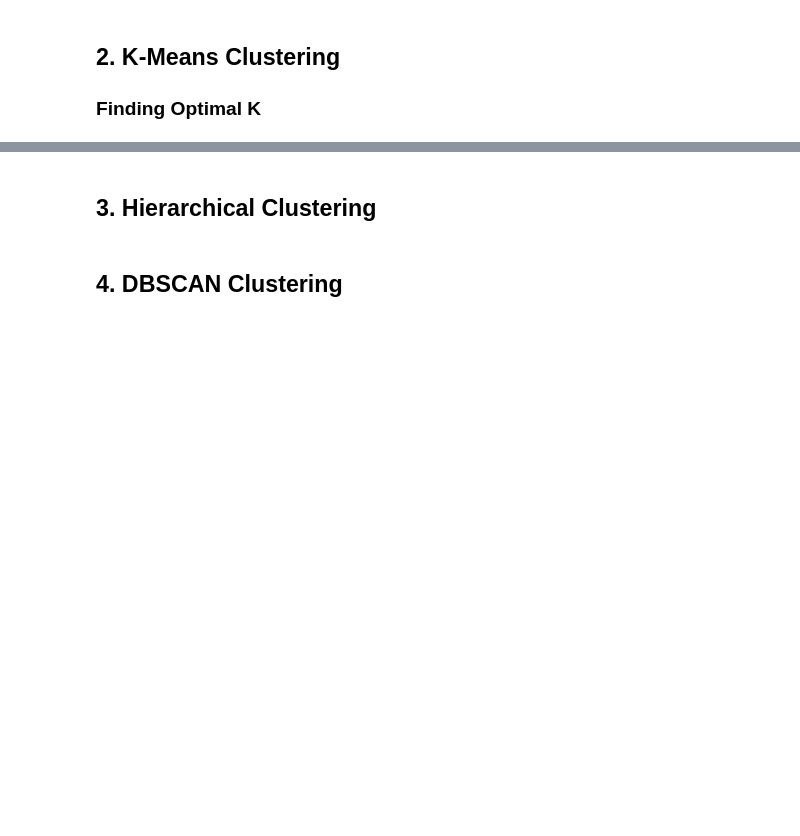
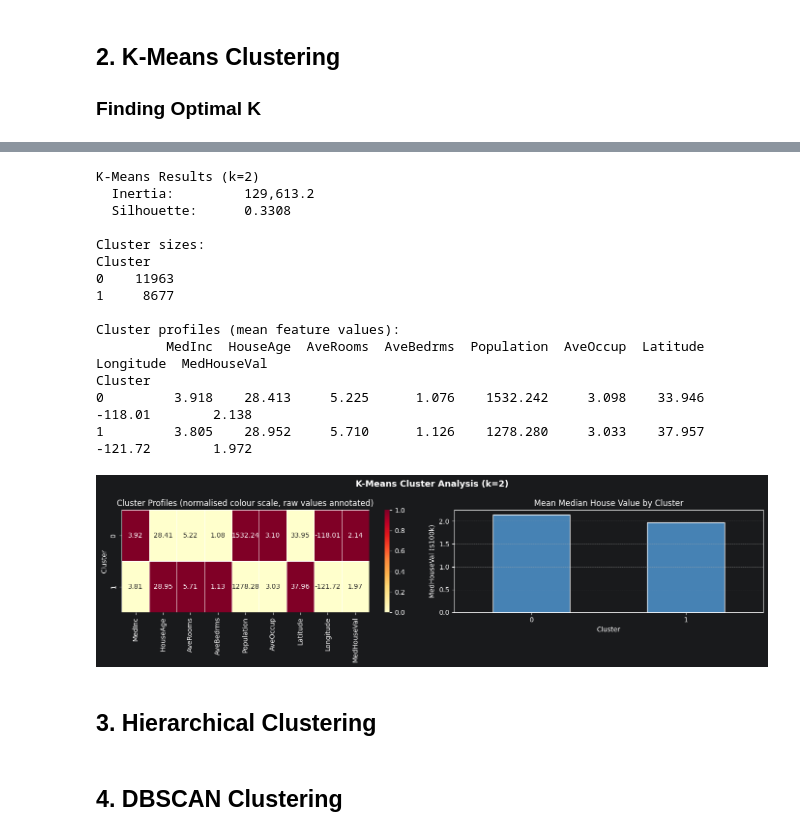
Before and after one commit to DigiCrome-Academy/real-estate-prediction-bnelsonemail, a Jupyter notebook: notebooks/02_clustering_analysis.ipynb, the cells around one changed output, grey strips where cells are left out. Saved outputs shown, nothing was run; the diff lists cells and outputs as text; code cells hidden in the pictures; blank space fills up the shorter version.

```diff
--- a/notebooks/02_clustering_analysis.ipynb
+++ b/notebooks/02_clustering_analysis.ipynb
@@ -42,3 +70,74 @@ print(f"Feature names: {feature_names}")
+# %%
+
+# --- K-Means with Optimal K ---
+km_result = perform_kmeans(X_scaled, n_clusters=best_k)
+
+print(f"K-Means Results (k={best_k})")
+print(f"  Inertia:         {km_result['inertia']:,.1f}")
+print(f"  Silhouette:      {km_result['silhouette']:.4f}")
+
+# Attach cluster labels and target to a DataFrame for analysis
+df_clusters = df.copy()
+df_clusters['Cluster'] = km_result['labels']
+
+# --- Cluster sizes ---
+cluster_sizes = df_clusters['Cluster'].value_counts().sort_index()
+print(f"\nCluster sizes:")
+print(cluster_sizes.to_string())
+
+# --- Cluster profiles: mean of each feature per cluster ---
+profile_cols = feature_names + ['MedHouseVal']
+cluster_profiles = df_clusters.groupby('Cluster')[profile_cols].mean().round(3)
+print(f"\nCluster profiles (mean feature values):")
+print(cluster_profiles.to_string())
+
+# --- Visualise cluster profiles as a heatmap ---
+fig, axes = plt.subplots(1, 2, figsize=(14, 4))
+
+# Normalise each feature column to [0, 1] so the heatmap is comparable
+profile_norm = (cluster_profiles - cluster_profiles.min()) / (
+    cluster_profiles.max() - cluster_profiles.min()
+)
+sns.heatmap(
+    profile_norm,
+    annot=cluster_profiles.values,
+    fmt='.2f',
+    cmap='YlOrRd',
+    linewidths=0.5,
+    ax=axes[0]
+)
+axes[0].set_title('Cluster Profiles (normalised colour scale, raw values annotated)')
+axes[0].set_ylabel('Cluster')
+
+# Bar chart: median house value per cluster
+cluster_profiles['MedHouseVal'].plot(
+    kind='bar', ax=axes[1], color='steelblue', edgecolor='white'
+)
+axes[1].set_title('Mean Median House Value by Cluster')
+axes[1].set_xlabel('Cluster')
+axes[1].set_ylabel('MedHouseVal ($100k)')
+axes[1].set_xticklabels(axes[1].get_xticklabels(), rotation=0)
+axes[1].grid(axis='y', linestyle='--', alpha=0.5)
+
+plt.suptitle(f'K-Means Cluster Analysis (k={best_k})', fontsize=13, fontweight='bold')
+plt.tight_layout()
+plt.show()
+# %% [output]
+K-Means Results (k=2)
+  Inertia:         129,613.2
+  Silhouette:      0.3308
+
+Cluster sizes:
+Cluster
+0    11963
+1     8677
+
+Cluster profiles (mean feature values):
+         MedInc  HouseAge  AveRooms  AveBedrms  Population  AveOccup  Latitude  Longitude  MedHouseVal
+Cluster
+0         3.918    28.413     5.225      1.076    1532.242     3.098    33.946    -118.01        2.138
+1         3.805    28.952     5.710      1.126    1278.280     3.033    37.957    -121.72        1.972
+[figure, added]
 # %% [markdown]
 ## 3. Hierarchical Clustering
 # %%
```
Also changed, not shown: parts of 4 cells of this notebook.
